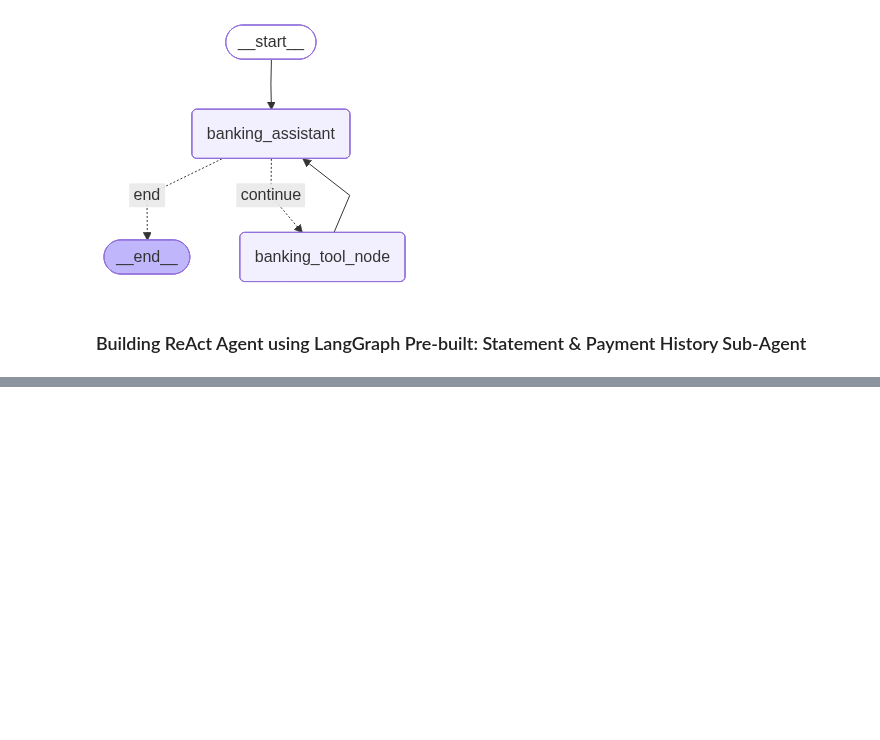
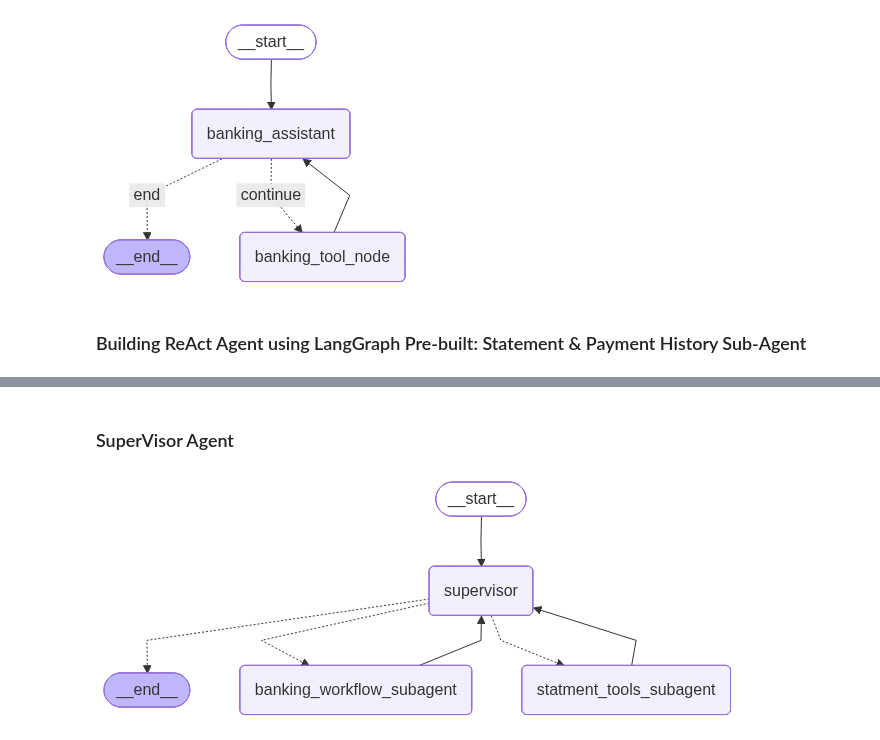
Before and after one commit to Hamzakhan001/MultiAgent-AI-System, a Jupyter notebook: agents.ipynb, the cells around one changed output, grey strips where cells are left out. Saved outputs shown, nothing was run; the diff lists cells and outputs as text; code cells hidden in the pictures; blank space fills up the shorter version.

Commit message:
agents workflow implemented: pulling data out of continuous financial agent workflow

```diff
--- a/agents.ipynb
+++ b/agents.ipynb
@@ -235,9 +248,8 @@ from langchain_core.tools import tool
 
 @tool
 def get_statements_by_customer(customer:str) -> list[dict]:
-    """
+    """Get a full account statement summary for a customer including balance, total debits and total credits."""
 
-    """
     return db.run(
         f"""
         SELECT
@@ -260,8 +272,7 @@ def get_statements_by_customer(customer:str) -> list[dict]:
 
 @tool
 def get_payment_history(customer:str):
-    """
-    """
+    """Get the full payment and transaction history for a customer sorted by most recent date."""
     return db.run(
         f"""
         SELECT
@@ -371,0 +436,35 @@ BadRequestError: Error code: 400 - {'error': {'message': 'invalid model ID', 'ty
+# %% [markdown]
+### SuperVisor Agent
+# %%
+supervisor_prompt = """
+You are an expert customer support assistant for a financial firm. You are dedicated
+and keen to provide exceptional service and ensuring customer queries are answered thoroughly.
+You have a team of subagents that you can use to help answer the queries from customers.
+Your primary role is to serve as a supervisor/planner for this multi-agent team that help answer queries from customers.
+
+Your team is composed of two subagents that you can use to help answer customer questions:
+1. banking_workflow_subagent: this subagent has access to the customer's saved financial preferences.
+It can also retrieve information about the customer's accounts, transactions, loans, and available
+banking products from the database.
+2. statement_tools_subagent: this subagent is able to retrieve information about a customer's
+account statements, payment history, monthly spending summaries, and large transactions from the database.
+
+Based on the existing steps that have been taken in the messages, your role is to generate the next
+subagent that needs to be called. This could be one step in an inquiry that needs multiple sub-agent calls.
+"""
+# %%
+from langgraph_supervisor import create_supervisor
+
+supervisor_prebuilt_workflow = create_supervisor(
+    agents = [banking_workflow_subagent,statement_subagent],
+    output_mode = "last_message",
+    model=llm,
+    prompt = (supervisor_prompt),
+    state_schema=State
+)
+
+supervisor_prebuilt = supervisor_prebuilt_workflow.compile(name="statement_subagent",checkpointer=checkpointer, store=in_memory_store)
+
+show_graph(supervisor_prebuilt)
+# %% [output]
+[figure, added]
```
Also changed, not shown: parts of 26 cells of this notebook, 2 other files.
